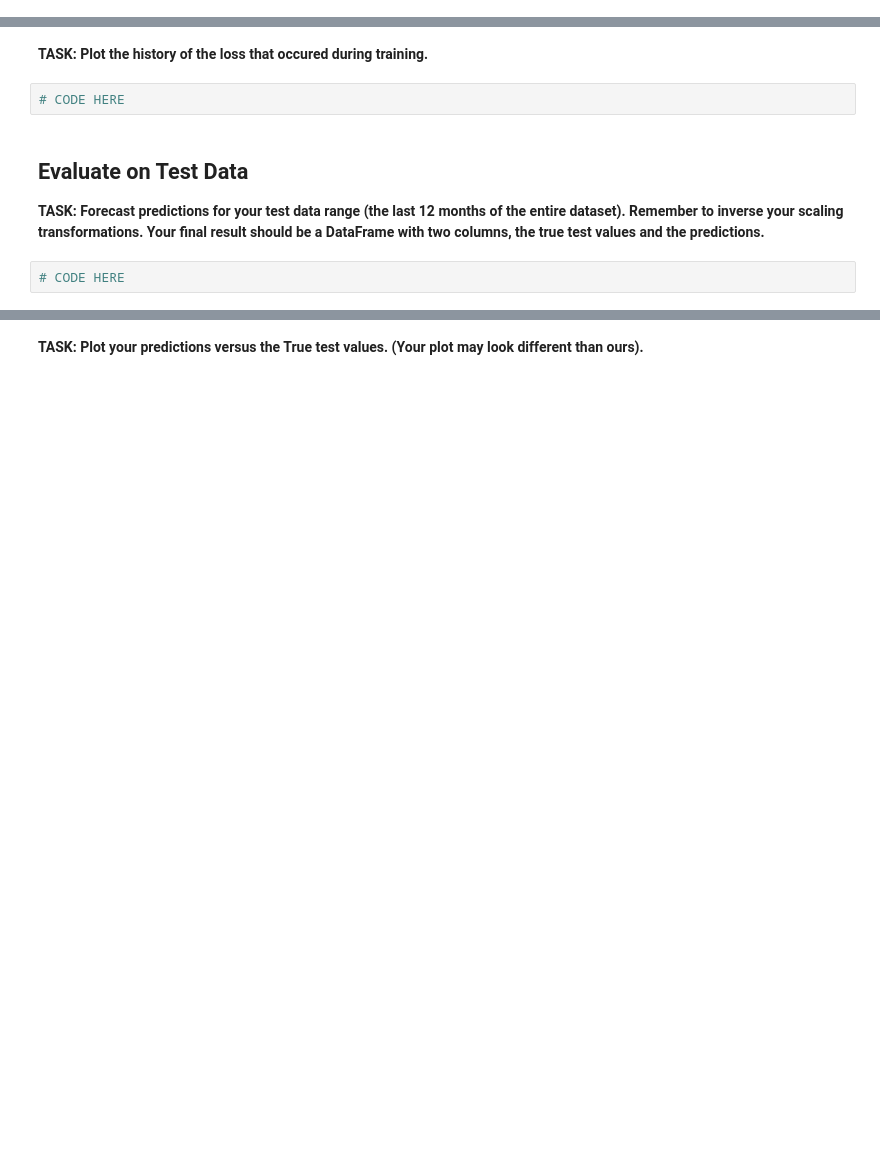
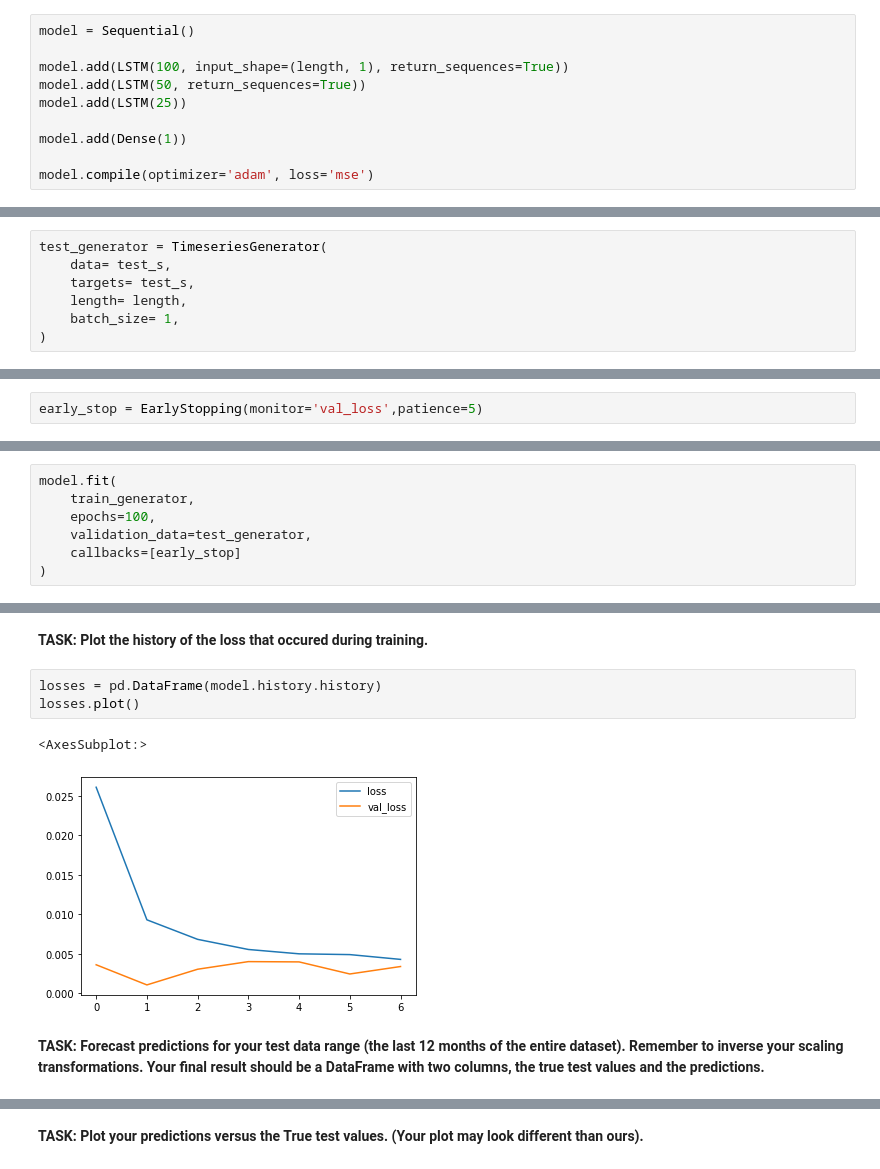
Before and after one commit to SimRey/Deep-Learning, a Jupyter notebook: Recurrent Neural Networks/TensorFlow/Exercise.ipynb, the cells around one changed output, grey strips where cells are left out. Drawn from its saved outputs; the diff is of its cells as text; blank space fills up the shorter version.

```diff
--- a/Recurrent Neural Networks/TensorFlow/Exercise.ipynb
+++ b/Recurrent Neural Networks/TensorFlow/Exercise.ipynb
@@ -63 +74,11 @@ test_s = scaler.transform(test)
 **TASK: Create a Keras Sequential Model with as many LSTM units you want and a final Dense Layer.**
+# %%
+model = Sequential()
+
+model.add(LSTM(100, input_shape=(length, 1), return_sequences=True))
+model.add(LSTM(50, return_sequences=True))
+model.add(LSTM(25))
+
+model.add(Dense(1))
+
+model.compile(optimizer='adam', loss='mse')
@@ -68,2 +107,9 @@ test_s = scaler.transform(test)
+# %%
+test_generator = TimeseriesGenerator(
+    data= test_s,
+    targets= test_s,
+    length= length,
+    batch_size= 1,
+)
 # %% [markdown]
 **TASK: Create an EarlyStopping callback based on val_loss.**
@@ -72,2 +116,4 @@ test_s = scaler.transform(test)
+# %%
+early_stop = EarlyStopping(monitor='val_loss',patience=5)
 # %% [markdown]
 **TASK: Fit the model to the generator, let the EarlyStopping dictate the amount of epochs, so feel free to set the parameter high.**
@@ -75,0 +120,7 @@ test_s = scaler.transform(test)
+# %%
+model.fit(
+    train_generator,
+    epochs=100,
+    validation_data=test_generator,
+    callbacks=[early_stop]
+)
@@ -76,10 +143,10 @@ test_s = scaler.transform(test)
 # %% [markdown]
 **TASK: Plot the history of the loss that occured during training.**
-# %%
-# CODE HERE
+# %%
+losses = pd.DataFrame(model.history.history)
+losses.plot()
+# %% [output]
+<AxesSubplot:>
+[figure, added]
 # %% [markdown]
-## Evaluate on Test Data
-
 **TASK: Forecast predictions for your test data range (the last 12 months of the entire dataset). Remember to inverse your scaling transformations. Your final result should be a DataFrame with two columns, the true test values and the predictions.**
-# %%
-# CODE HERE
```
Also changed, not shown: parts of 26 cells of this notebook.
